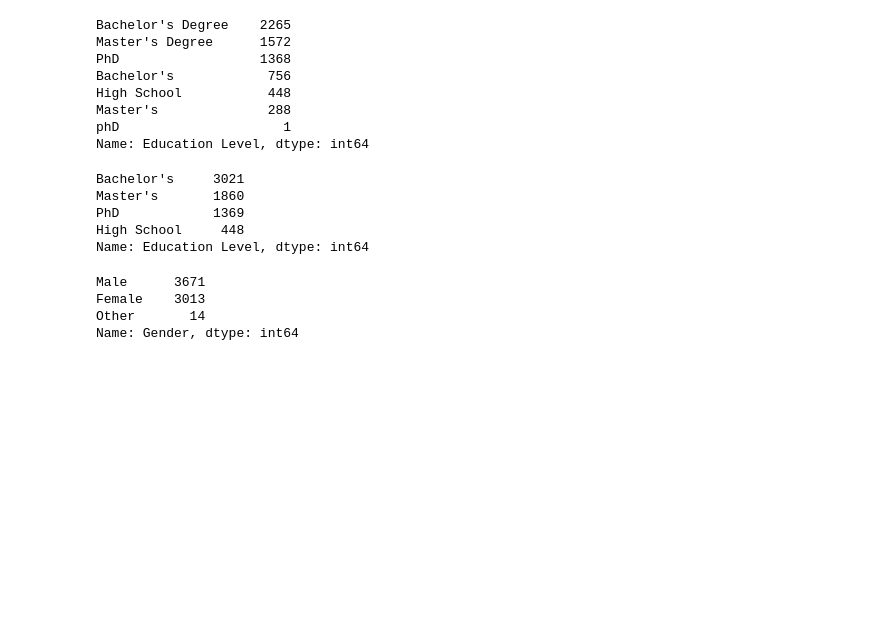
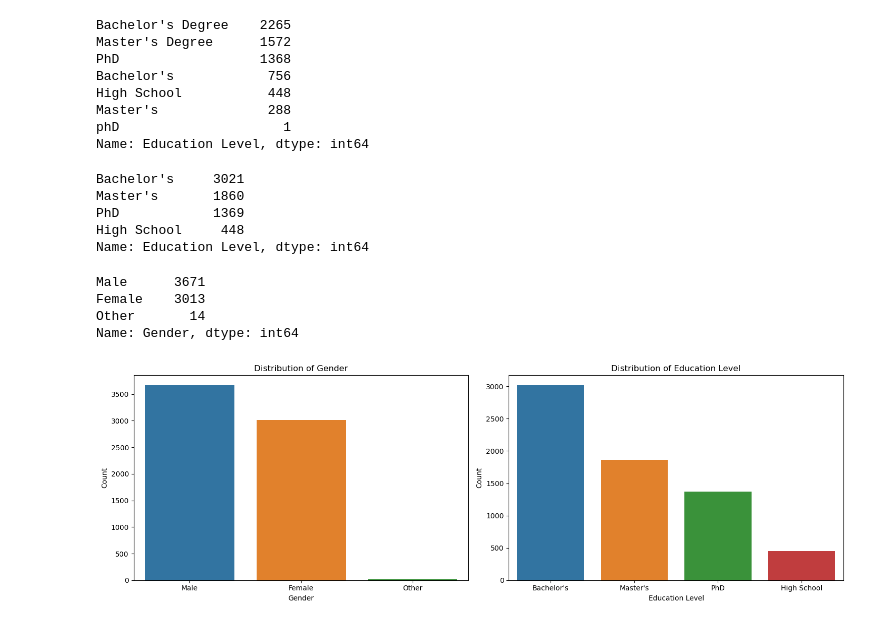
Before and after one commit to Pranjali1049/Salary_Prediction, a Jupyter notebook: Salary Prediction.ipynb, the cells around one changed output. Saved outputs shown, nothing was run; the diff lists cells and outputs as text; code cells hidden in the pictures; blank space fills up the shorter version.

```diff
--- a/Salary Prediction.ipynb
+++ b/Salary Prediction.ipynb
@@ -126,3 +126,27 @@ Male      3671
 Female    3013
 Other       14
 Name: Gender, dtype: int64
+# %%
+# Create a figure with two subplots
+fig, ax = plt.subplots(1, 2, figsize=(15, 5))
+
+# Plot the count of data points for each gender category in the first subplot
+sns.countplot(x='Gender', data=df, ax=ax[0])
+
+# Plot the count of data points for each education level category in the second subplot
+sns.countplot(x='Education Level', data=df, ax=ax[1])
+
+# Add labels and titles for the subplots
+ax[0].set_xlabel('Gender')
+ax[0].set_ylabel('Count')
+ax[0].set_title('Distribution of Gender')
+
+ax[1].set_xlabel('Education Level')
+ax[1].set_ylabel('Count')
+ax[1].set_title('Distribution of Education Level')
+
+# Show the plots
+plt.tight_layout()
+plt.show()
+# %% [output]
+[figure, added]
```
Also changed, not shown: parts of 8 cells of this notebook.
